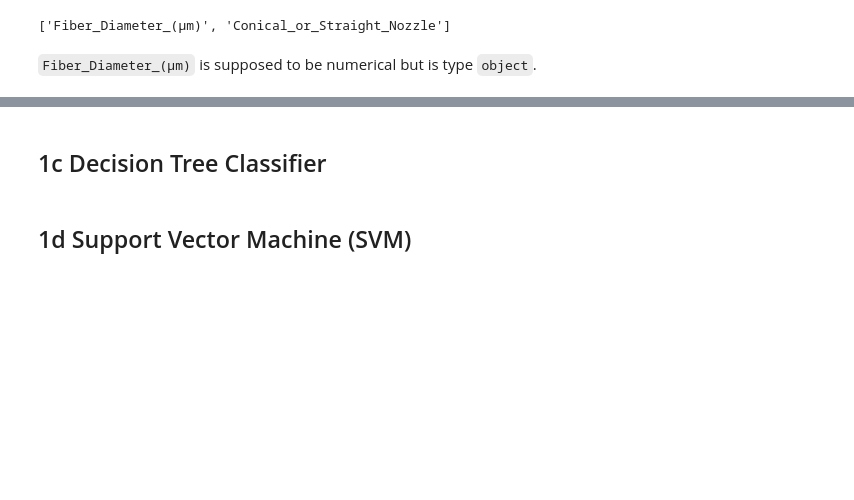
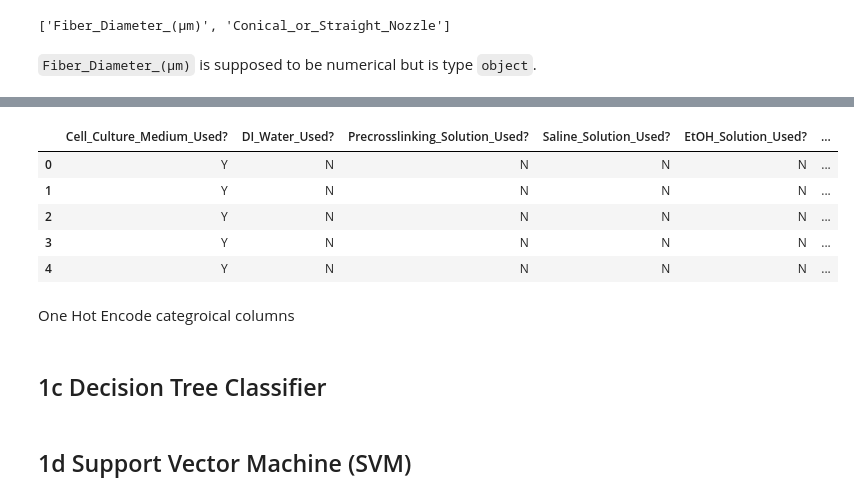
Before and after one commit to dlkt101101/AMATH445, a Jupyter notebook: AMATH445_A1.ipynb, the cells around one changed output, grey strips where cells are left out. Cells and saved outputs as stored; diff of their text form; code cells hidden in the pictures; blank space fills up the shorter version.

```diff
--- a/AMATH445_A1.ipynb
+++ b/AMATH445_A1.ipynb
@@ -108,3 +144,15 @@ dtype: object
+# %%
+cols_object = df.select_dtypes(include=['object']).columns.tolist()
+df[cols_object].head()
+# %% [output]
+|  | Cell_Culture_Medium_Used? | DI_Water_Used? | Precrosslinking_Solution_Used? | Saline_Solution_Used? | EtOH_Solution_Used? | ... |
+| 0 | Y | N | N | N | N | ... |
+| 1 | Y | N | N | N | N | ... |
+| 2 | Y | N | N | N | N | ... |
+| 3 | Y | N | N | N | N | ... |
+| 4 | Y | N | N | N | N | ... |
+# %% [markdown]
+One Hot Encode categroical columns
 # %% [markdown]
 ## 1c Decision Tree Classifier
 # %% [markdown]
```
Also changed, not shown: parts of 20 cells of this notebook.
